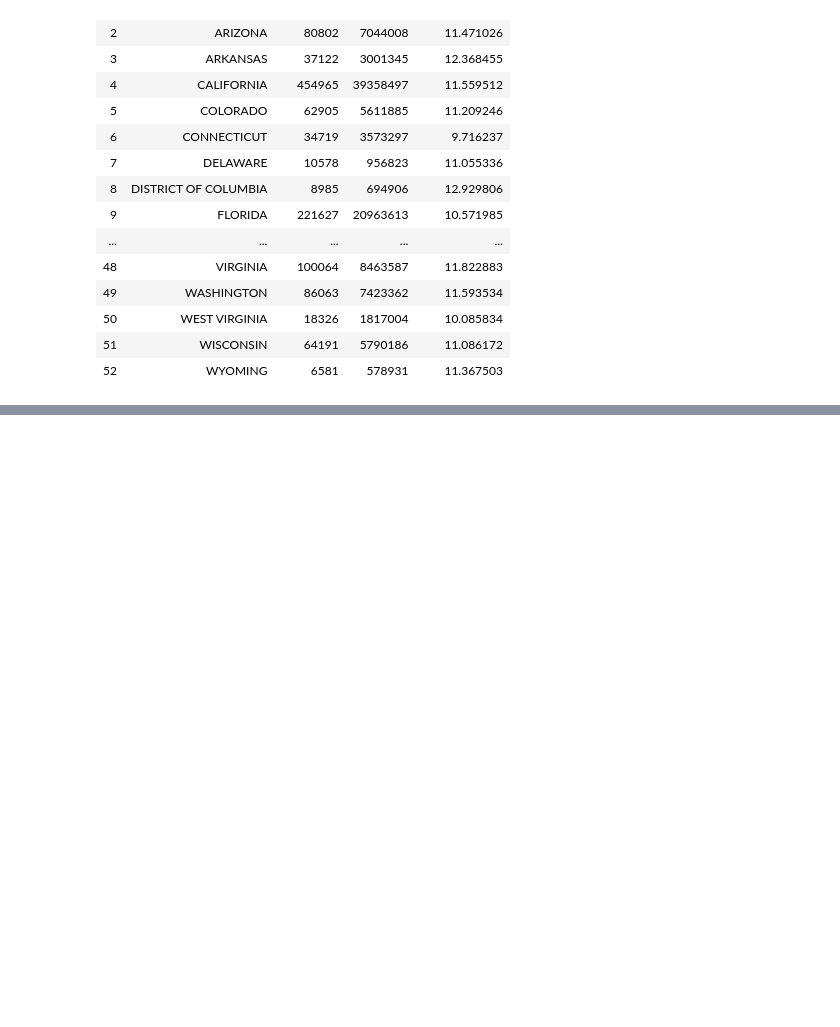
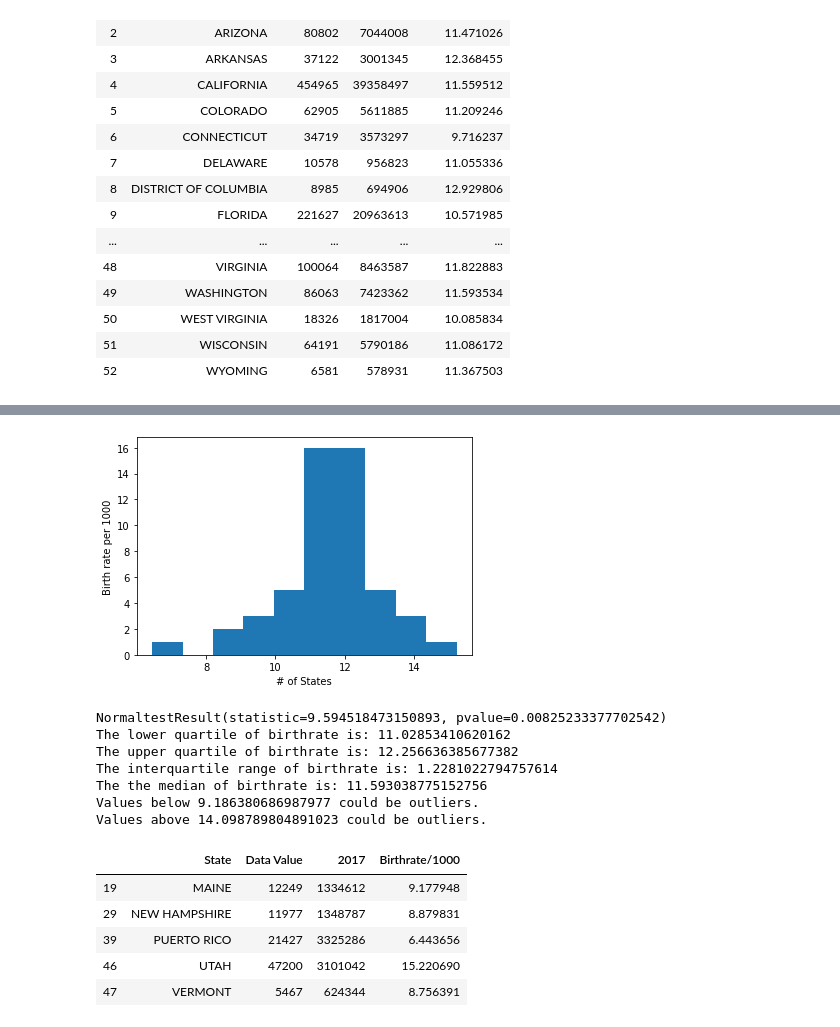
Before and after one commit to EMDeLeon/Project_1, a Jupyter notebook: Project 1.ipynb, the cells around one changed output, grey strips where cells are left out. Saved outputs shown, nothing was run; the diff lists cells and outputs as text; code cells hidden in the pictures; blank space fills up the shorter version.

```diff
--- a/Project 1.ipynb
+++ b/Project 1.ipynb
@@ -211,0 +243,36 @@ merge_data
+# %%
+plt.hist(Data_minus_US['Birthrate/1000'])
+plt.xlabel('# of States')
+plt.ylabel('Birth rate per 1000')
+plt.show()
+print(sts.normaltest(Data_minus_US['Birthrate/1000'].sample(50)))
+#ploting
+quartiles = Data_minus_US['Birthrate/1000'].quantile([.25,.5,.75])
+lowerq = quartiles[0.25]
+upperq = quartiles[0.75]
+iqr = upperq-lowerq
+print(f"The lower quartile of birthrate is: {lowerq}")
+print(f"The upper quartile of birthrate is: {upperq}")
+print(f"The interquartile range of birthrate is: {iqr}")
+print(f"The the median of birthrate is: {quartiles[0.5]} ")
+lower_bound = lowerq - (1.5*iqr)
+upper_bound = upperq + (1.5*iqr)
+print(f"Values below {lower_bound} could be outliers.")
+print(f"Values above {upper_bound} could be outliers.")
+state_birth_rate = Data_minus_US.loc[(Data_minus_US['Birthrate/1000'] < lower_bound) | (Data_minus_US['Birthrate/1000'] > upper_bound)]
+state_birth_rate
+# %% [output]
+[figure, added]
+NormaltestResult(statistic=9.594518473150893, pvalue=0.00825233377702542)
+The lower quartile of birthrate is: 11.02853410620162
+The upper quartile of birthrate is: 12.256636385677382
+The interquartile range of birthrate is: 1.2281022794757614
+The the median of birthrate is: 11.593038775152756
+Values below 9.186380686987977 could be outliers.
+Values above 14.098789804891023 could be outliers.
+|  | State | Data Value | 2017 | Birthrate/1000 |
+| 19 | MAINE | 12249 | 1334612 | 9.177948 |
+| 29 | NEW HAMPSHIRE | 11977 | 1348787 | 8.879831 |
+| 39 | PUERTO RICO | 21427 | 3325286 | 6.443656 |
+| 46 | UTAH | 47200 | 3101042 | 15.220690 |
+| 47 | VERMONT | 5467 | 624344 | 8.756391 |
```
Also changed, not shown: parts of 7 cells of this notebook.
